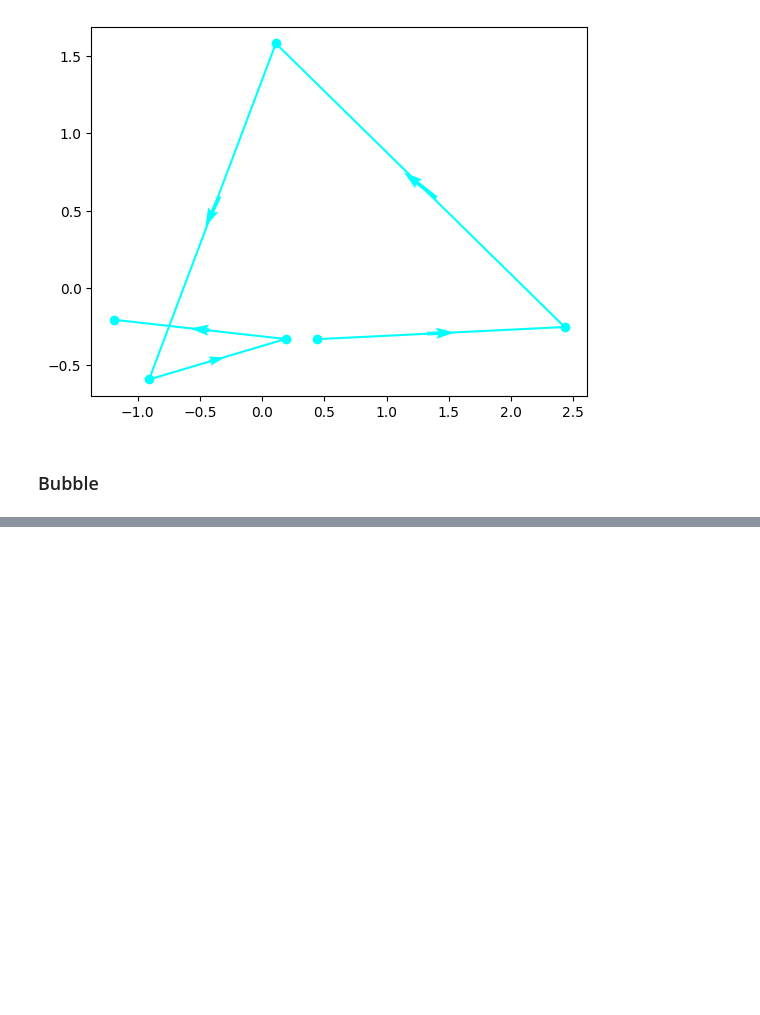
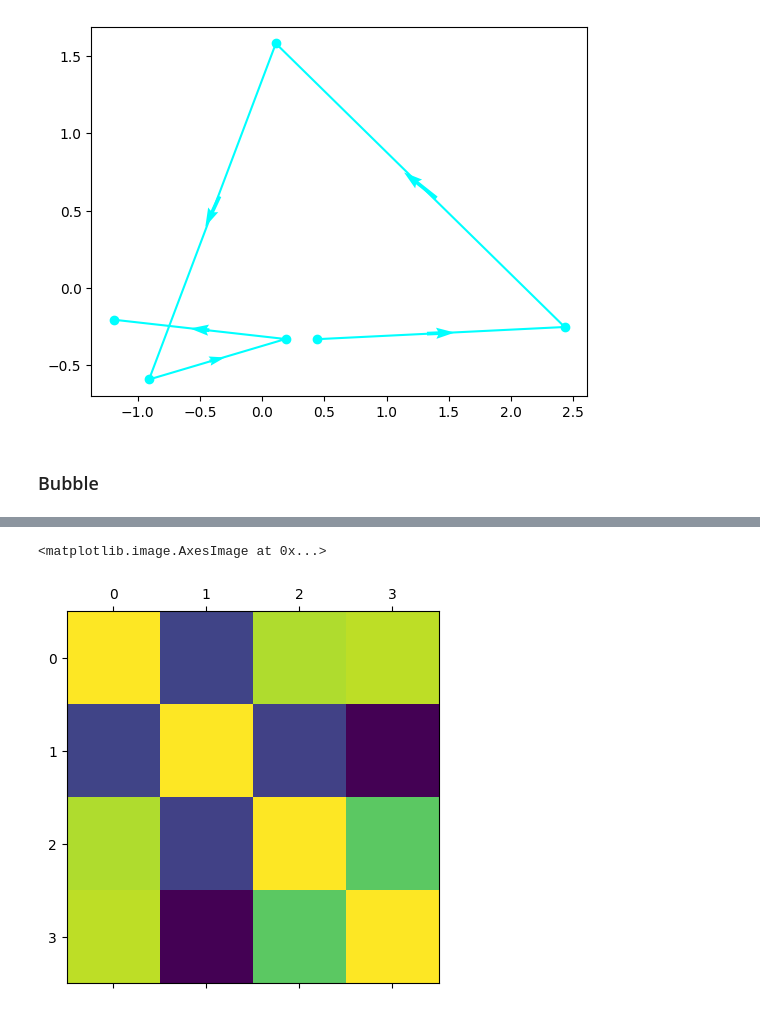
Before and after one commit to kazmierczakP/DataScienceNotebooks, a Jupyter notebook: Visualization.ipynb, the cells around one changed output, grey strips where cells are left out. Saved outputs shown, nothing was run; the diff lists cells and outputs as text; code cells hidden in the pictures; blank space fills up the shorter version.

```diff
--- a/Visualization.ipynb
+++ b/Visualization.ipynb
@@ -310,0 +329,6 @@ plt.quiver(midpoints_x,midpoints_y,u,v, pivot="mid", color="cyan")
+# %%
+np.random.seed(seed=5)
+df=pd.DataFrame(np.random.randn(4,4),columns=['x','y','z','w'])
+# %%
+corr = df.corr()
+corr.style.background_gradient(cmap='coolwarm')
@@ -310,0 +341,5 @@ plt.quiver(midpoints_x,midpoints_y,u,v, pivot="mid", color="cyan")
+# %%
+plt.matshow(corr)
+# %% [output]
+<matplotlib.image.AxesImage at 0x...>
+[figure, added]
```
Also changed, not shown: parts of 17 cells of this notebook, 1 other file.
